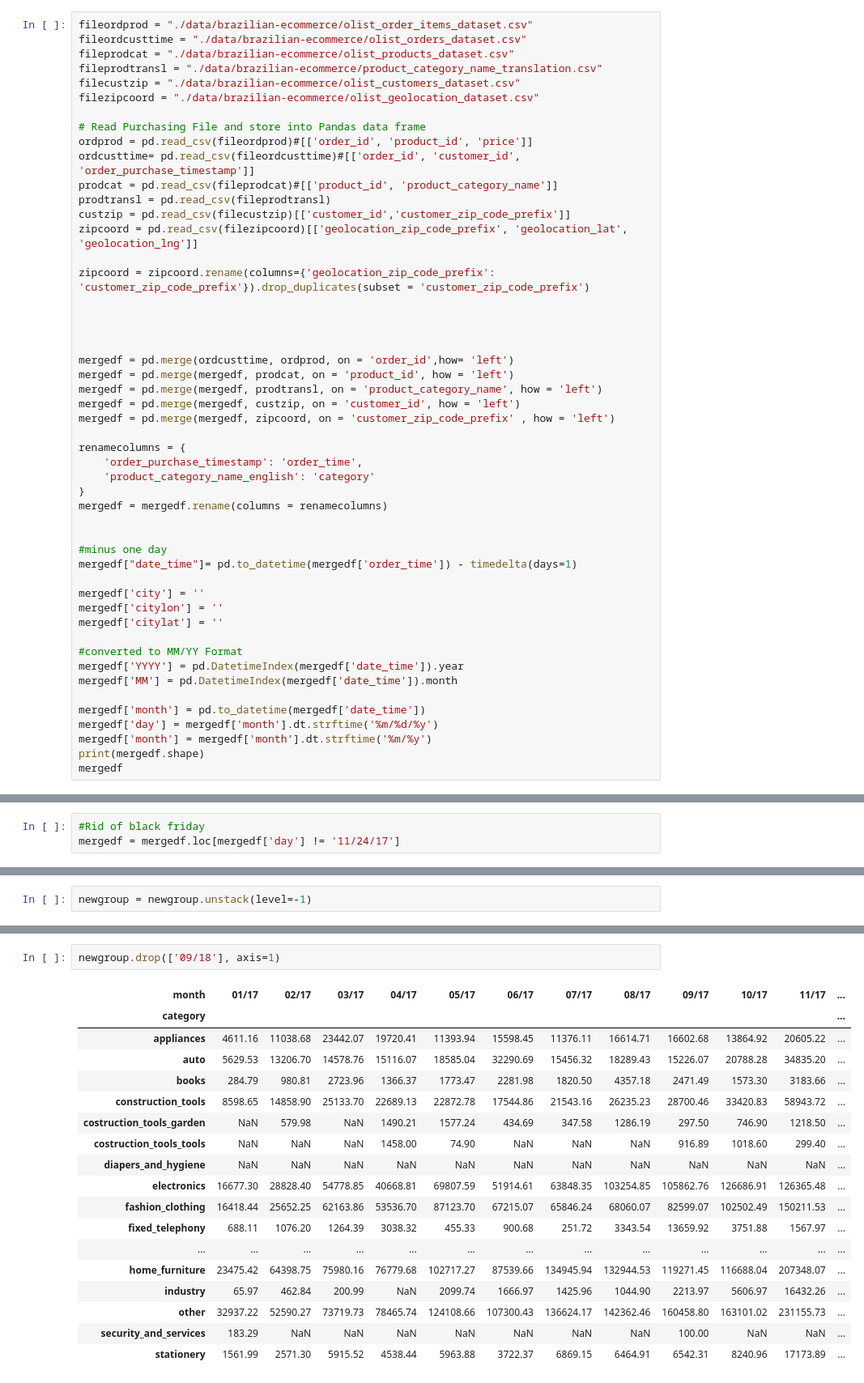
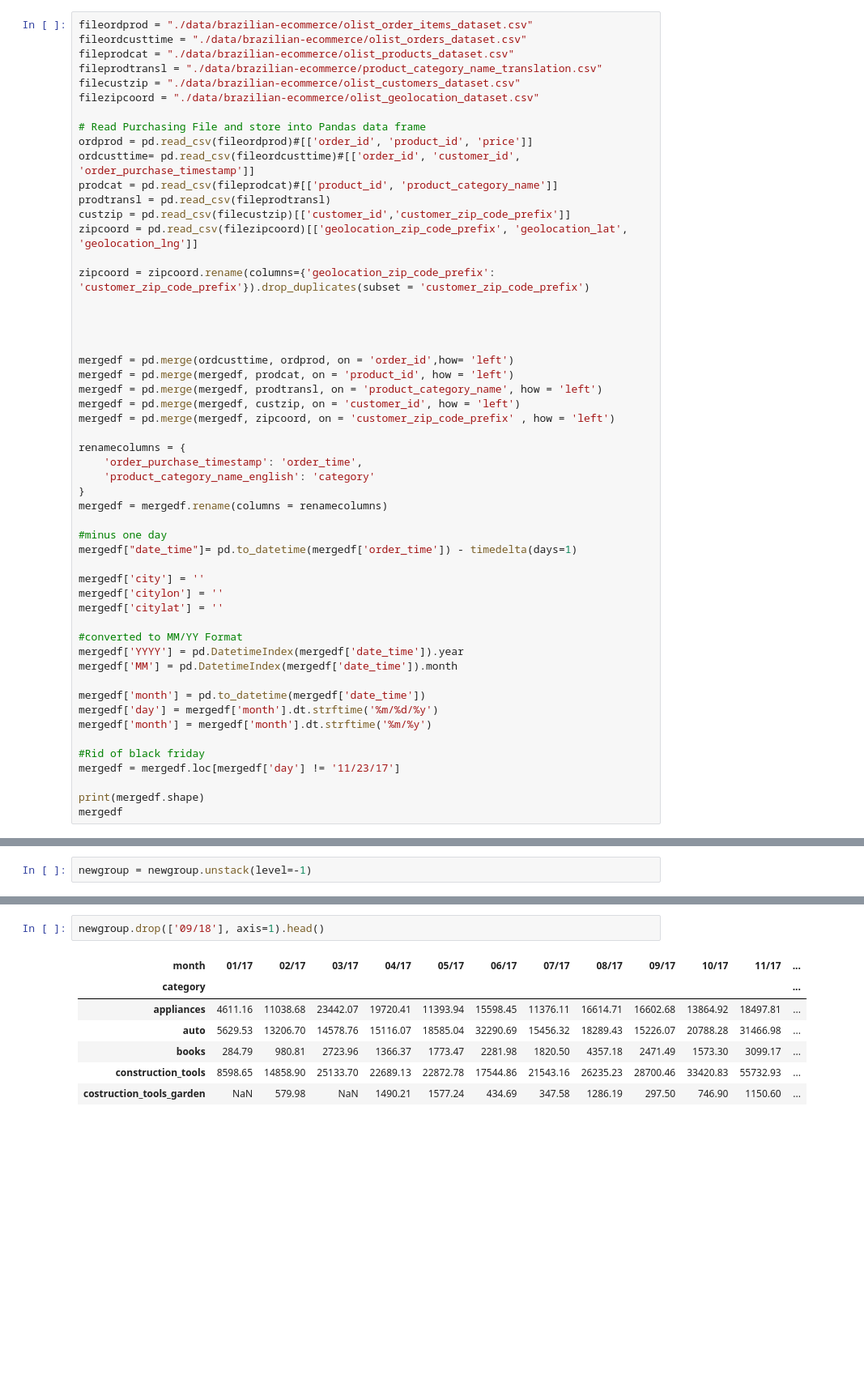
Before and after one commit to BShim92/BrazilianECommerce, a Jupyter notebook: ECommerceDataMerge.ipynb, the cells around one changed output, grey strips where cells are left out. Shown at 81% size. Drawn from its saved outputs; the diff is of its cells as text; blank space fills up the shorter version.

```diff
--- a/ECommerceDataMerge.ipynb
+++ b/ECommerceDataMerge.ipynb
@@ -44,7 +44,6 @@ renamecolumns = {
 }
 mergedf = mergedf.rename(columns = renamecolumns)
 
-
 #minus one day
 mergedf["date_time"]= pd.to_datetime(mergedf['order_time']) - timedelta(days=1)
 
@@ -59,6 +58,10 @@ mergedf['MM'] = pd.DatetimeIndex(mergedf['date_time']).month
 mergedf['month'] = pd.to_datetime(mergedf['date_time'])
 mergedf['day'] = mergedf['month'].dt.strftime('%m/%d/%y')
 mergedf['month'] = mergedf['month'].dt.strftime('%m/%y')
+
+#Rid of black friday
+mergedf = mergedf.loc[mergedf['day'] != '11/23/17']
+
 print(mergedf.shape)
 mergedf
 # %% [output]
@@ -187,6 +190,3 @@ mergedf['category'] = mergedf.category.replace(new_dict)
-# %%
-#Rid of black friday
-mergedf = mergedf.loc[mergedf['day'] != '11/24/17']
 # %%
 #commented out because it lags when rerunning all
 
@@ -466,24 +542,13 @@ newgroup
 # %%
-newgroup.drop(['09/18'], axis=1)
+newgroup.drop(['09/18'], axis=1).head()
 # %% [output]
 | month | 01/17 | 02/17 | 03/17 | 04/17 | 05/17 | 06/17 | 07/17 | 08/17 | 09/17 | 10/17 | 11/17 | ... |
 | category |  |  |  |  |  |  |  |  |  |  |  | ... |
-| appliances | 4611.16 | 11038.68 | 23442.07 | 19720.41 | 11393.94 | 15598.45 | 11376.11 | 16614.71 | 16602.68 | 13864.92 | 20605.22 | ... |
-| auto | 5629.53 | 13206.70 | 14578.76 | 15116.07 | 18585.04 | 32290.69 | 15456.32 | 18289.43 | 15226.07 | 20788.28 | 34835.20 | ... |
-| books | 284.79 | 980.81 | 2723.96 | 1366.37 | 1773.47 | 2281.98 | 1820.50 | 4357.18 | 2471.49 | 1573.30 | 3183.66 | ... |
-| construction_tools | 8598.65 | 14858.90 | 25133.70 | 22689.13 | 22872.78 | 17544.86 | 21543.16 | 26235.23 | 28700.46 | 33420.83 | 58943.72 | ... |
-| costruction_tools_garden | NaN | 579.98 | NaN | 1490.21 | 1577.24 | 434.69 | 347.58 | 1286.19 | 297.50 | 746.90 | 1218.50 | ... |
-| costruction_tools_tools | NaN | NaN | NaN | 1458.00 | 74.90 | NaN | NaN | NaN | 916.89 | 1018.60 | 299.40 | ... |
-| diapers_and_hygiene | NaN | NaN | NaN | NaN | NaN | NaN | NaN | NaN | NaN | NaN | NaN | ... |
-| electronics | 16677.30 | 28828.40 | 54778.85 | 40668.81 | 69807.59 | 51914.61 | 63848.35 | 103254.85 | 105862.76 | 126686.91 | 126365.48 | ... |
-| fashion_clothing | 16418.44 | 25652.25 | 62163.86 | 53536.70 | 87123.70 | 67215.07 | 65846.24 | 68060.07 | 82599.07 | 102502.49 | 150211.53 | ... |
-| fixed_telephony | 688.11 | 1076.20 | 1264.39 | 3038.32 | 455.33 | 900.68 | 251.72 | 3343.54 | 13659.92 | 3751.88 | 1567.97 | ... |
-| ... | ... | ... | ... | ... | ... | ... | ... | ... | ... | ... | ... | ... |
-| home_furniture | 23475.42 | 64398.75 | 75980.16 | 76779.68 | 102717.27 | 87539.66 | 134945.94 | 132944.53 | 119271.45 | 116688.04 | 207348.07 | ... |
-| industry | 65.97 | 462.84 | 200.99 | NaN | 2099.74 | 1666.97 | 1425.96 | 1044.90 | 2213.97 | 5606.97 | 16432.26 | ... |
-| other | 32937.22 | 52590.27 | 73719.73 | 78465.74 | 124108.66 | 107300.43 | 136624.17 | 142362.46 | 160458.80 | 163101.02 | 231155.73 | ... |
-| security_and_services | 183.29 | NaN | NaN | NaN | NaN | NaN | NaN | NaN | 100.00 | NaN | NaN | ... |
-| stationery | 1561.99 | 2571.30 | 5915.52 | 4538.44 | 5963.88 | 3722.37 | 6869.15 | 6464.91 | 6542.31 | 8240.96 | 17173.89 | ... |
+| appliances | 4611.16 | 11038.68 | 23442.07 | 19720.41 | 11393.94 | 15598.45 | 11376.11 | 16614.71 | 16602.68 | 13864.92 | 18497.81 | ... |
+| auto | 5629.53 | 13206.70 | 14578.76 | 15116.07 | 18585.04 | 32290.69 | 15456.32 | 18289.43 | 15226.07 | 20788.28 | 31466.98 | ... |
+| books | 284.79 | 980.81 | 2723.96 | 1366.37 | 1773.47 | 2281.98 | 1820.50 | 4357.18 | 2471.49 | 1573.30 | 3099.17 | ... |
+| construction_tools | 8598.65 | 14858.90 | 25133.70 | 22689.13 | 22872.78 | 17544.86 | 21543.16 | 26235.23 | 28700.46 | 33420.83 | 55732.93 | ... |
+| costruction_tools_garden | NaN | 579.98 | NaN | 1490.21 | 1577.24 | 434.69 | 347.58 | 1286.19 | 297.50 | 746.90 | 1150.60 | ... |
 # %%
 appliances_line = newgroup.iloc[0]
 appliances_line.plot(kind='line', color='blue')
```
Also changed, not shown: parts of 15 cells of this notebook.
